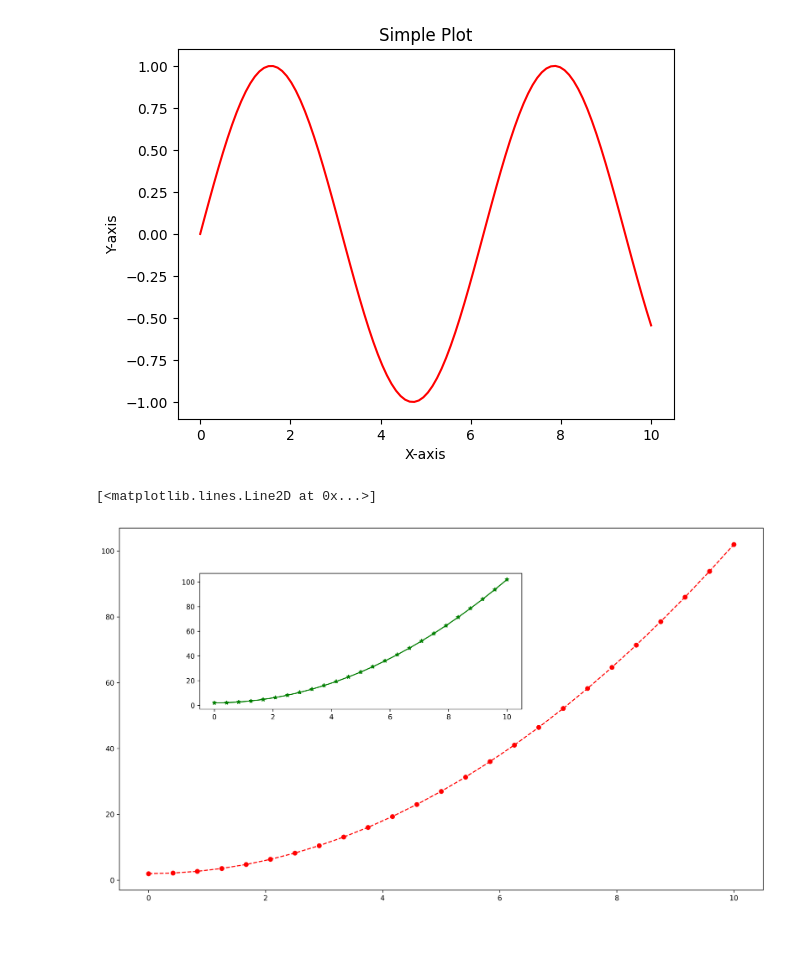
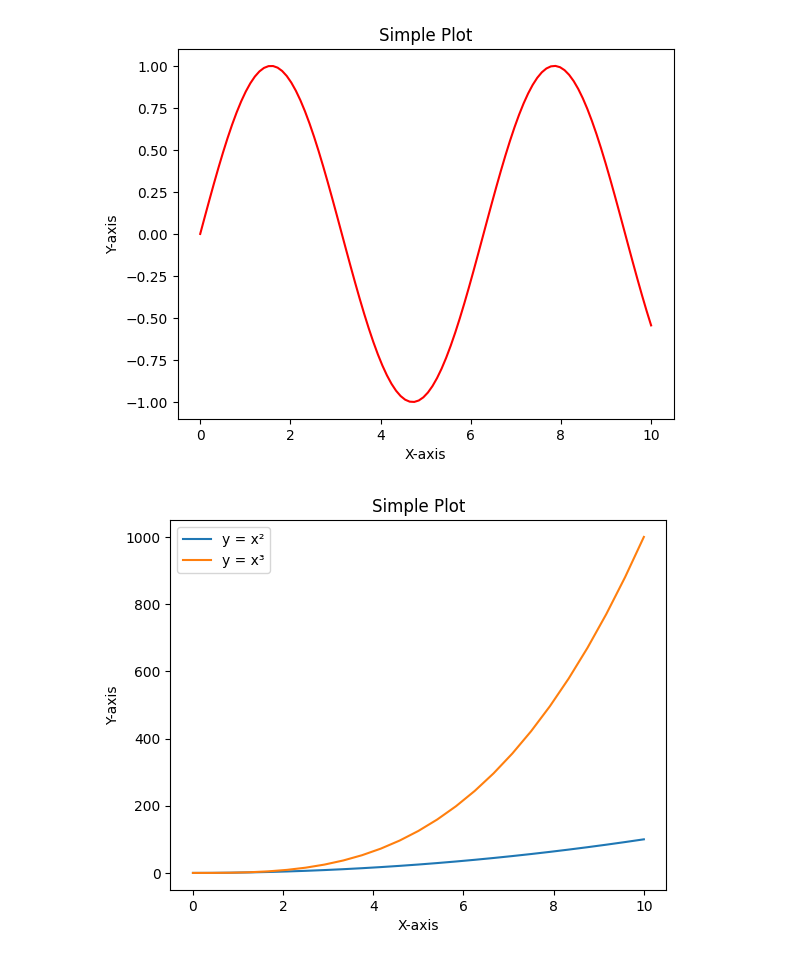
Before and after one commit to SilverShadow123/Learning_Python, a Jupyter notebook: matplotlib.ipynb, the cells around one changed output. Saved outputs shown, nothing was run; the diff lists cells and outputs as text; code cells hidden in the pictures.

```diff
--- a/matplotlib.ipynb
+++ b/matplotlib.ipynb
@@ -123,13 +123,21 @@ axes.plot(x, y, 'r')
 [<matplotlib.lines.Line2D at 0x...>]
 [figure]
 # %%
+import matplotlib.pyplot as plt
+import numpy as np
+
 x = np.linspace(0, 10, 25)
-y = x * x + 2
-fig = plt.figure(figsize=(16,9),dpi=300)
-ax1 = fig.add_axes([0.1, 0.1, 0.8, 0.8])
-ax2 = fig.add_axes([0.2, 0.5, 0.4, 0.3])
-ax1.plot(x, y, 'ro--')
-ax2.plot(x,y,'g*-')
+
+fig, axes = plt.subplots()
+
+axes.set_xlabel('X-axis')
+axes.set_ylabel('Y-axis')
+axes.set_title('Simple Plot')
+
+axes.plot(x, x**2, label='y = x²')
+axes.plot(x, x**3, label='y = x³')
+
+axes.legend(loc='upper left')
+plt.show()
 # %% [output]
-[<matplotlib.lines.Line2D at 0x...>]
-[figure, old version]
+[figure, new version]
```
Also changed, not shown: parts of 8 cells of this notebook.
